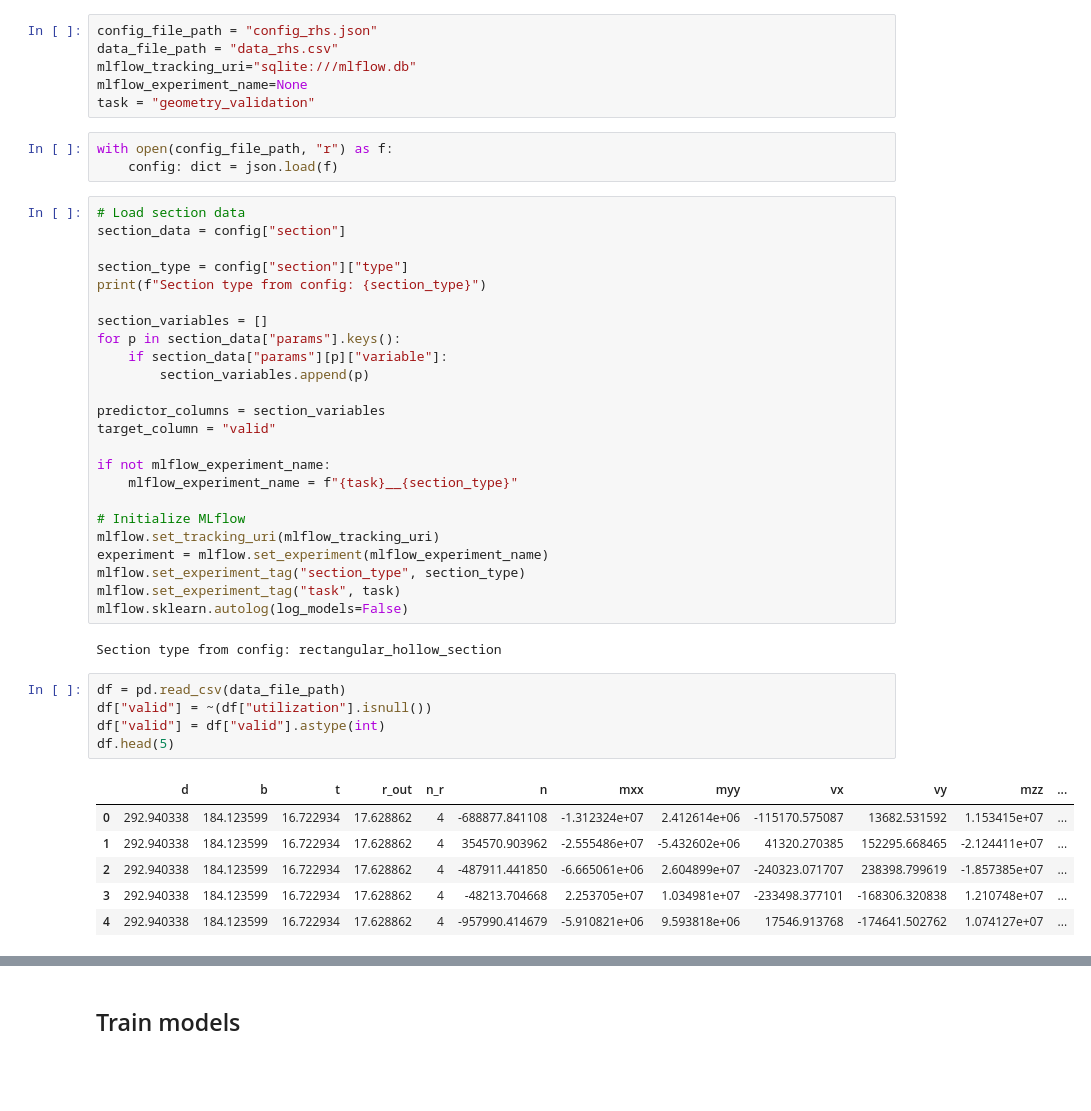
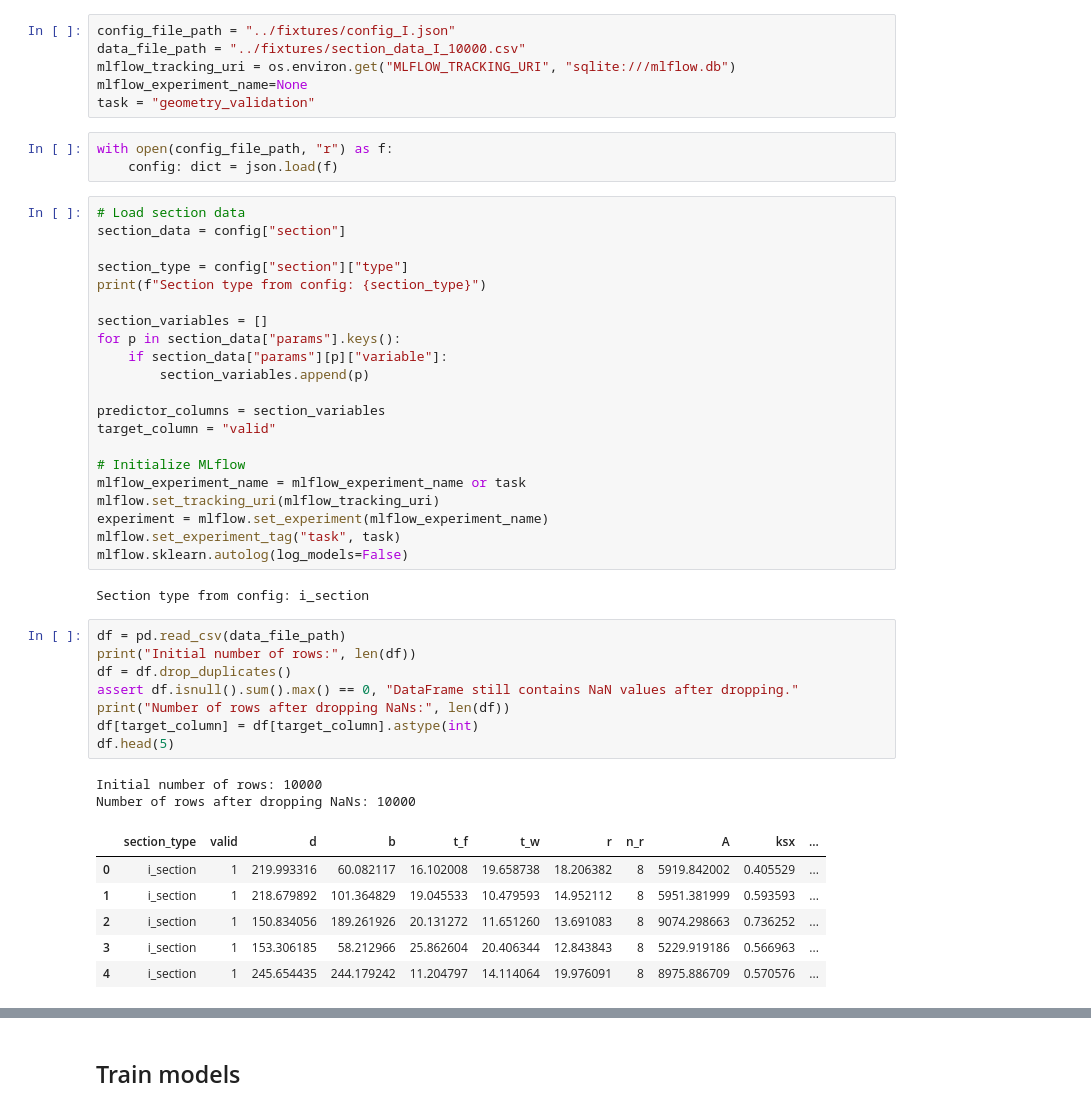
Before and after one commit to BALOGHBence/demo-steel-beam-cross-section-optimization-ML, a Jupyter notebook: src/train_sklearn_geometry_validators.ipynb, the cells around one changed output, grey strips where cells are left out. Saved outputs shown, nothing was run; the diff lists cells and outputs as text; blank space fills up the shorter version.

```diff
--- a/src/train_sklearn_geometry_validators.ipynb
+++ b/src/train_sklearn_geometry_validators.ipynb
@@ -36,7 +44,7 @@ print_system_info()
 # %%
-config_file_path = "config_rhs.json"
-data_file_path = "data_rhs.csv"
-mlflow_tracking_uri="sqlite:///mlflow.db"
+config_file_path = "../fixtures/config_I.json"
+data_file_path = "../fixtures/section_data_I_10000.csv"
+mlflow_tracking_uri = os.environ.get("MLFLOW_TRACKING_URI", "sqlite:///mlflow.db")
 mlflow_experiment_name=None
 task = "geometry_validation"
 # %%
@@ -57,26 +65,28 @@ for p in section_data["params"].keys():
 predictor_columns = section_variables
 target_column = "valid"
 
-if not mlflow_experiment_name:
-    mlflow_experiment_name = f"{task}__{section_type}"
-
 # Initialize MLflow
+mlflow_experiment_name = mlflow_experiment_name or task
 mlflow.set_tracking_uri(mlflow_tracking_uri)
 experiment = mlflow.set_experiment(mlflow_experiment_name)
-mlflow.set_experiment_tag("section_type", section_type)
 mlflow.set_experiment_tag("task", task)
 mlflow.sklearn.autolog(log_models=False)
 # %% [output]
-Section type from config: rectangular_hollow_section
+Section type from config: i_section
 # %%
 df = pd.read_csv(data_file_path)
-df["valid"] = ~(df["utilization"].isnull())
-df["valid"] = df["valid"].astype(int)
+print("Initial number of rows:", len(df))
+df = df.drop_duplicates()
+assert df.isnull().sum().max() == 0, "DataFrame still contains NaN values after dropping."
+print("Number of rows after dropping NaNs:", len(df))
+df[target_column] = df[target_column].astype(int)
 df.head(5)
 # %% [output]
+Initial number of rows: 10000
+Number of rows after dropping NaNs: 10000
-|  | d | b | t | r_out | n_r | n | mxx | myy | vx | vy | mzz | ... |
-| 0 | 292.940338 | 184.123599 | 16.722934 | 17.628862 | 4 | -688877.841108 | -1.312324e+07 | 2.412614e+06 | -115170.575087 | 13682.531592 | 1.153415e+07 | ... |
-| 1 | 292.940338 | 184.123599 | 16.722934 | 17.628862 | 4 | 354570.903962 | -2.555486e+07 | -5.432602e+06 | 41320.270385 | 152295.668465 | -2.124411e+07 | ... |
-| 2 | 292.940338 | 184.123599 | 16.722934 | 17.628862 | 4 | -487911.441850 | -6.665061e+06 | 2.604899e+07 | -240323.071707 | 238398.799619 | -1.857385e+07 | ... |
-| 3 | 292.940338 | 184.123599 | 16.722934 | 17.628862 | 4 | -48213.704668 | 2.253705e+07 | 1.034981e+07 | -233498.377101 | -168306.320838 | 1.210748e+07 | ... |
-| 4 | 292.940338 | 184.123599 | 16.722934 | 17.628862 | 4 | -957990.414679 | -5.910821e+06 | 9.593818e+06 | 17546.913768 | -174641.502762 | 1.074127e+07 | ... |
+|  | section_type | valid | d | b | t_f | t_w | r | n_r | A | ksx | ... |
+| 0 | i_section | 1 | 219.993316 | 60.082117 | 16.102008 | 19.658738 | 18.206382 | 8 | 5919.842002 | 0.405529 | ... |
+| 1 | i_section | 1 | 218.679892 | 101.364829 | 19.045533 | 10.479593 | 14.952112 | 8 | 5951.381999 | 0.593593 | ... |
+| 2 | i_section | 1 | 150.834056 | 189.261926 | 20.131272 | 11.651260 | 13.691083 | 8 | 9074.298663 | 0.736252 | ... |
+| 3 | i_section | 1 | 153.306185 | 58.212966 | 25.862604 | 20.406344 | 12.843843 | 8 | 5229.919186 | 0.566963 | ... |
+| 4 | i_section | 1 | 245.654435 | 244.179242 | 11.204797 | 14.114064 | 19.976091 | 8 | 8975.886709 | 0.570576 | ... |
```
Also changed, not shown: parts of 11 cells of this notebook.
